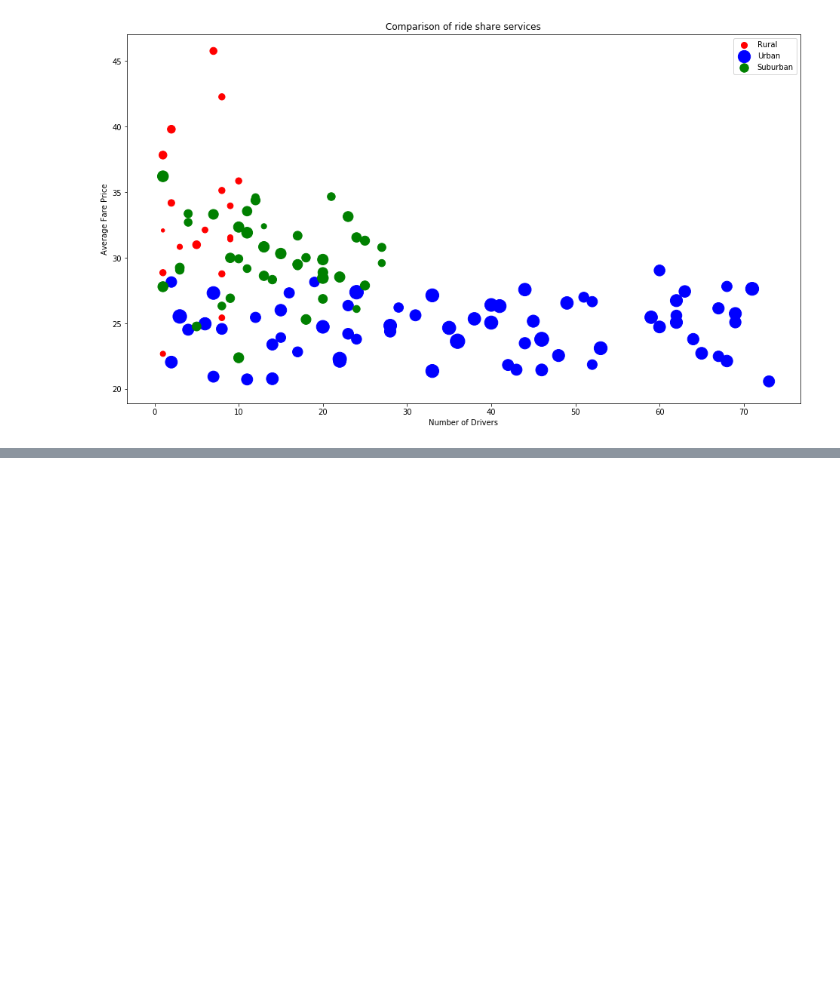
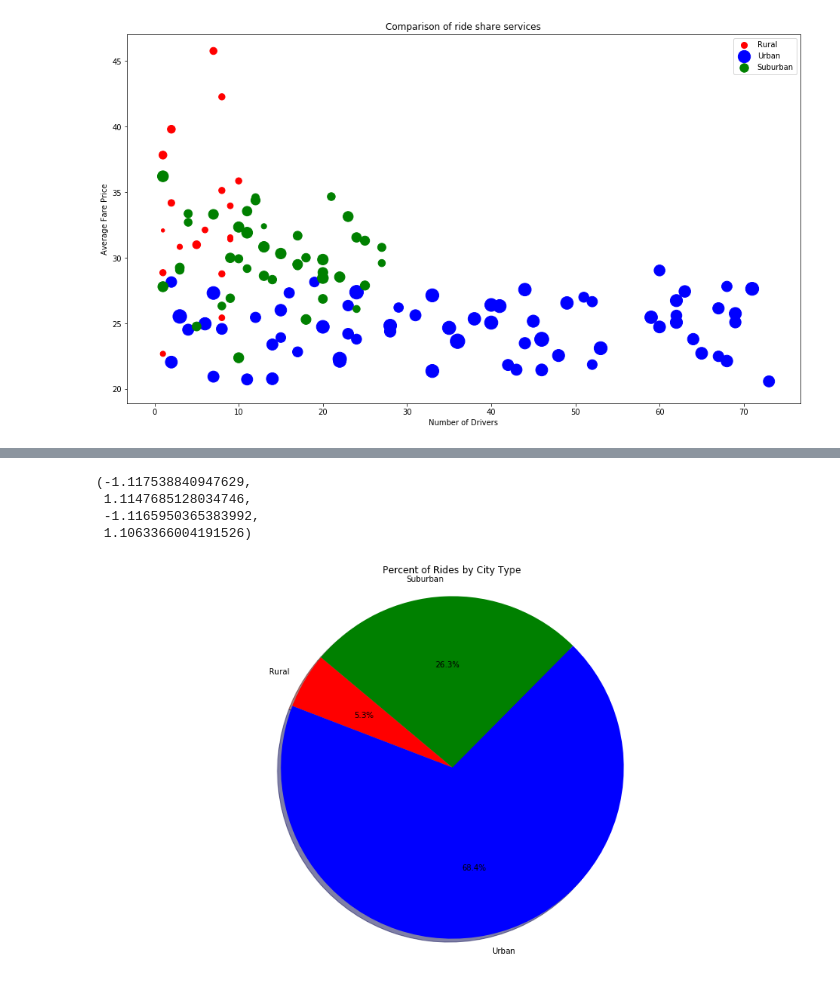
Before and after one commit to guthrieburns/Matplotlib-Homework, a Jupyter notebook: Pyber.ipynb, the cells around one changed output, grey strips where cells are left out. Cells and saved outputs as stored; diff of their text form; code cells hidden in the pictures; blank space fills up the shorter version.

```diff
--- a/Pyber.ipynb
+++ b/Pyber.ipynb
@@ -144,0 +145,20 @@ plt.show()
+# %%
+rural_total2 = rural_df['Total Rides'].sum()
+urban_total2 = urban_df['Total Rides'].sum()
+suburban_total2 = suburban_df['Total Rides'].sum()
+
+fare_pie = ["Rural", "Urban", "Suburban"]
+fare_pie_totals = [rural_total2, urban_total2, suburban_total2]
+pie1_colors = ["red", "blue", "green"]
+explode1 = (0, 0, 0)
+
+plt.pie(fare_pie_totals, explode=explode1, labels=fare_pie, colors=pie1_colors,
+        autopct="%1.1f%%", shadow=True, startangle=140)
+plt.title('Percent of Rides by City Type')
+plt.axis("equal")
+# %% [output]
+(-1.117538840947629,
+ 1.1147685128034746,
+ -1.1165950365383992,
+ 1.1063366004191526)
+[figure, added]
```
Also changed, not shown: parts of 3 cells of this notebook.
